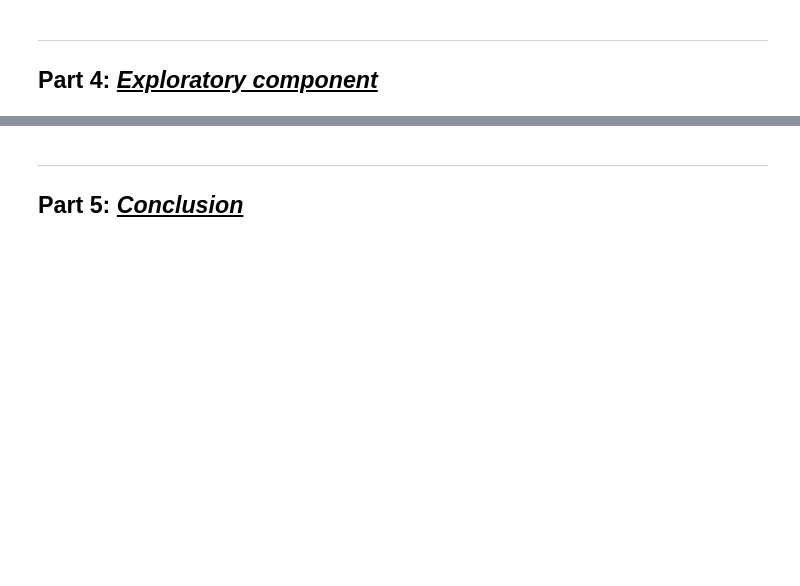
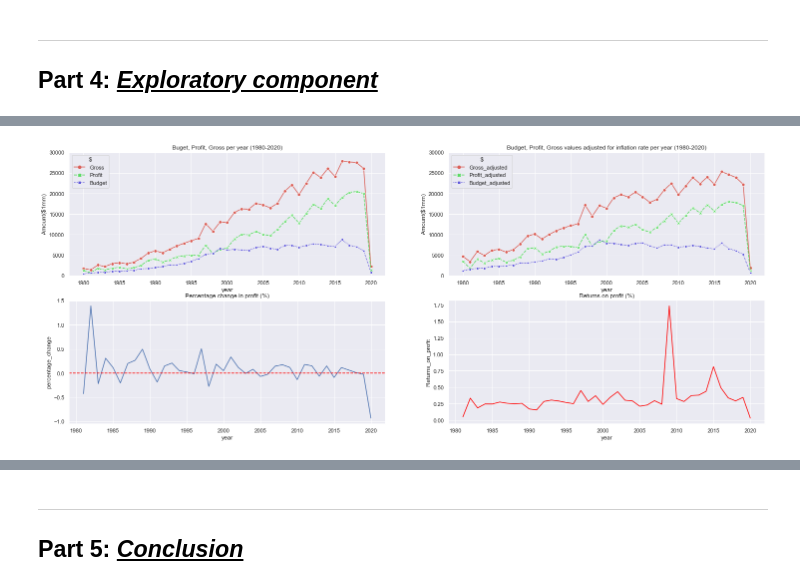
Before and after one commit to hanlululu/42577-BA-project-, a Jupyter notebook: Project_imbd-1.ipynb, the cells around one changed output, grey strips where cells are left out. Saved outputs shown, nothing was run; the diff lists cells and outputs as text; code cells hidden in the pictures; blank space fills up the shorter version.

```diff
--- a/Project_imbd-1.ipynb
+++ b/Project_imbd-1.ipynb
@@ -499,0 +525,4 @@ Mean cross-validated RMSE: 1.06
+# %%
+success_visualise(df_movies,'cpi.csv','cpi2.csv')
+# %% [output]
+[figure, added]
```
Also changed, not shown: parts of 21 cells of this notebook, 2 other files.
